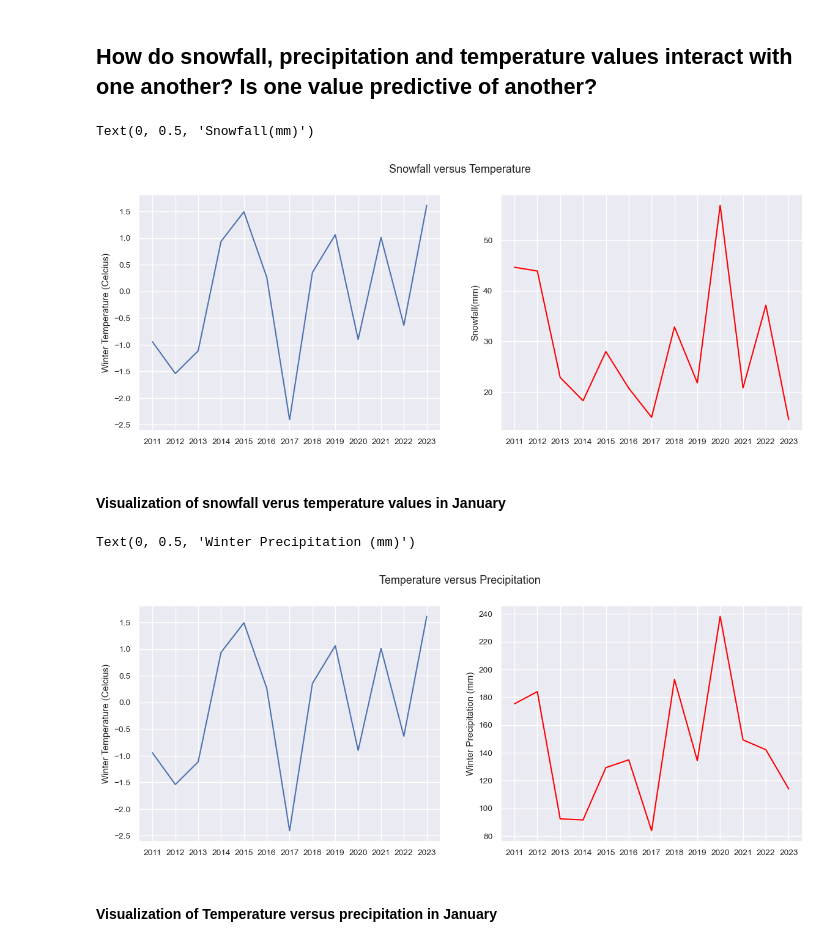
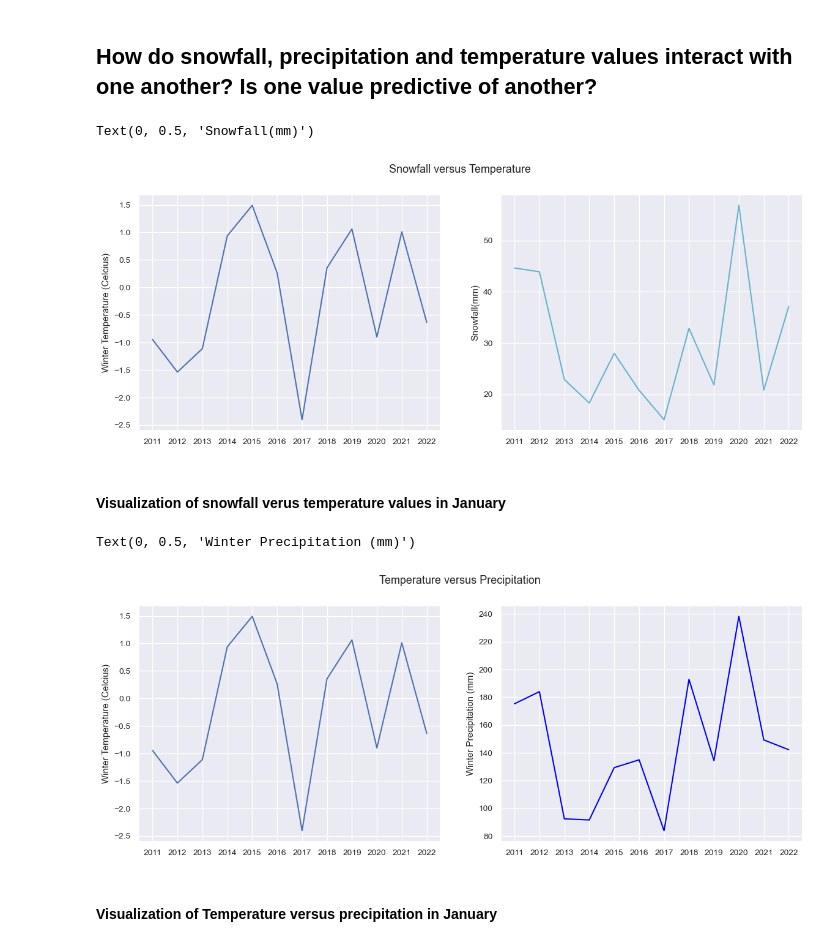
Before and after one commit to ubco-W2022T2-data301/project-group33, a Jupyter notebook: analysis/analysis1.ipynb, the cells around one changed output. Drawn from its saved outputs; the diff is of its cells as text; code cells hidden in the pictures.

```diff
--- a/analysis/analysis1.ipynb
+++ b/analysis/analysis1.ipynb
@@ -71,6 +71,9 @@ df =(df.drop(columns=['DwTm','DwP','DwTx','DwBS','DwS','DwTn','Tx','Tn','S_G','P
 df=df.rename(columns={'Tm': 'Temp','S': 'Snow','P':'Precip', 'Stn_Name':'Location', 'Clim_ID':'Climate ID', 'Prov_or_Ter':'Province'})
 #reorder rows by year
 df.sort_values(by='year', ascending = True, inplace = True)
+# %%
+
+df =df[df['year'] != '2023']
 # %%
 ####some cleaning(summer data)
 #get rid of all other provinces
@@ -265,28 +283,28 @@ z = final['Snow']
 fig, (ax1, ax2) = plt.subplots(1, 2, figsize=(14, 5))
 fig.suptitle('Snowfall versus Temperature')
 ax1.plot(x,y)
-ax2.plot(x,z, color='red')
+ax2.plot(x,z, color='c')
 ax1.set_ylabel('Winter Temperature (Celcius)')
 ax2.set_ylabel('Snowfall(mm)')
 # %% [output]
 Text(0, 0.5, 'Snowfall(mm)')
-[figure, old version]
+[figure, new version]
 # %% [markdown]
 #### Visualization of snowfall verus temperature values in January
 # %%
 x = final['Year']
 y = final['Temp']
 z = final['Precip']
 
 fig, (ax1, ax2) = plt.subplots(1, 2, figsize=(14, 5))
 fig.suptitle('Temperature versus Precipitation')
 ax1.plot(x,y)
-ax2.plot(x,z, color='red')
+ax2.plot(x,z, color='blue')
 ax1.set_ylabel('Winter Temperature (Celcius)')
 ax2.set_ylabel('Winter Precipitation (mm)')
 # %% [output]
 Text(0, 0.5, 'Winter Precipitation (mm)')
-[figure, old version]
+[figure, new version]
 # %% [markdown]
 #### Visualization of Temperature versus precipitation in January
 # %%
```
Also changed, not shown: parts of 7 cells of this notebook, 1 other file.
